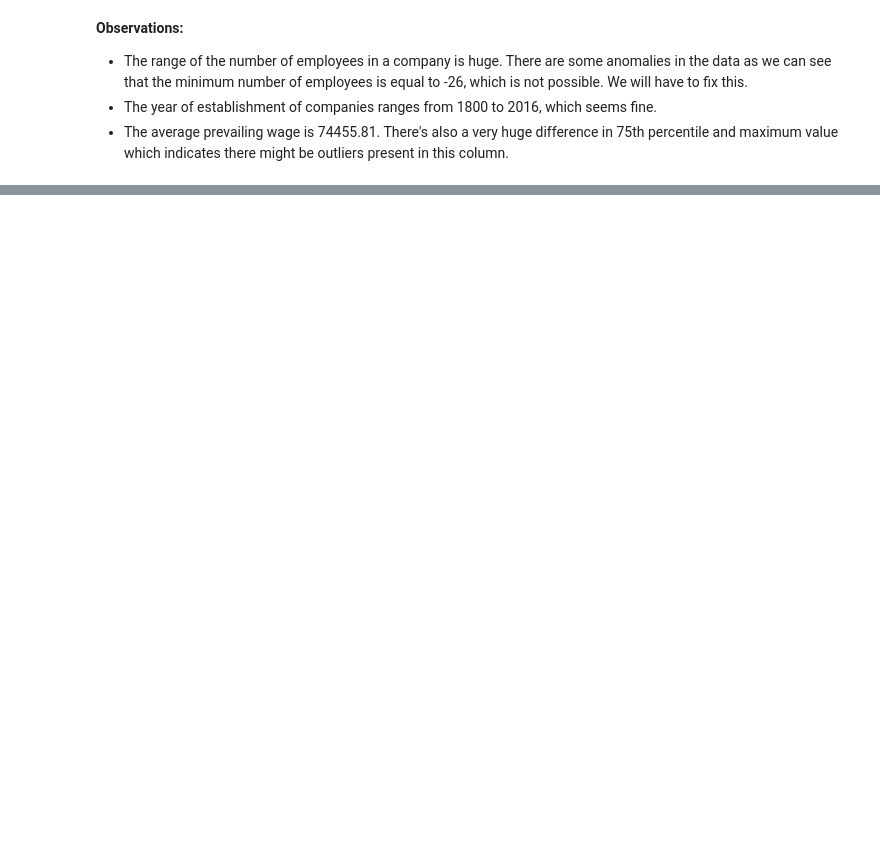
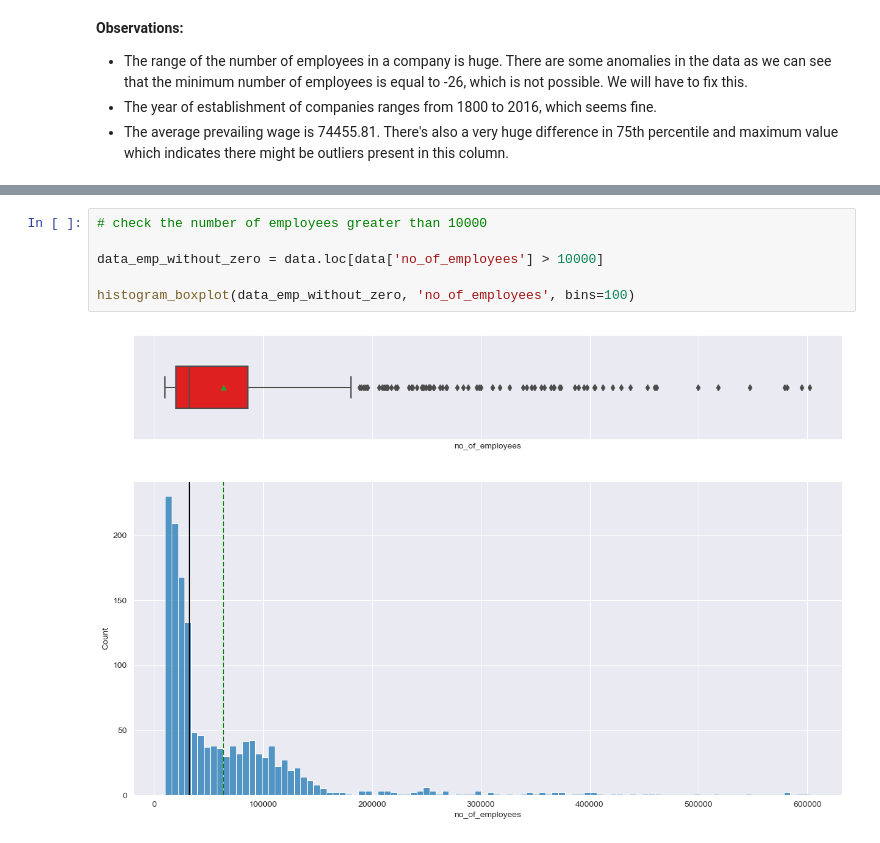
Before and after one commit to ArthurXia1031/Data_Science_Project, a Jupyter notebook: machine_learning/Easy_visa/easy_visa.ipynb, the cells around one changed output, grey strips where cells are left out. Saved outputs shown, nothing was run; the diff lists cells and outputs as text; blank space fills up the shorter version.

```diff
--- a/machine_learning/Easy_visa/easy_visa.ipynb
+++ b/machine_learning/Easy_visa/easy_visa.ipynb
@@ -121,0 +250,8 @@ data.describe(include='all').T
+# %%
+# check the number of employees greater than 10000
+
+data_emp_without_zero = data.loc[data['no_of_employees'] > 10000]
+
+histogram_boxplot(data_emp_without_zero, 'no_of_employees', bins=100)
+# %% [output]
+[figure, added]
```
Also changed, not shown: parts of 53 cells of this notebook.
